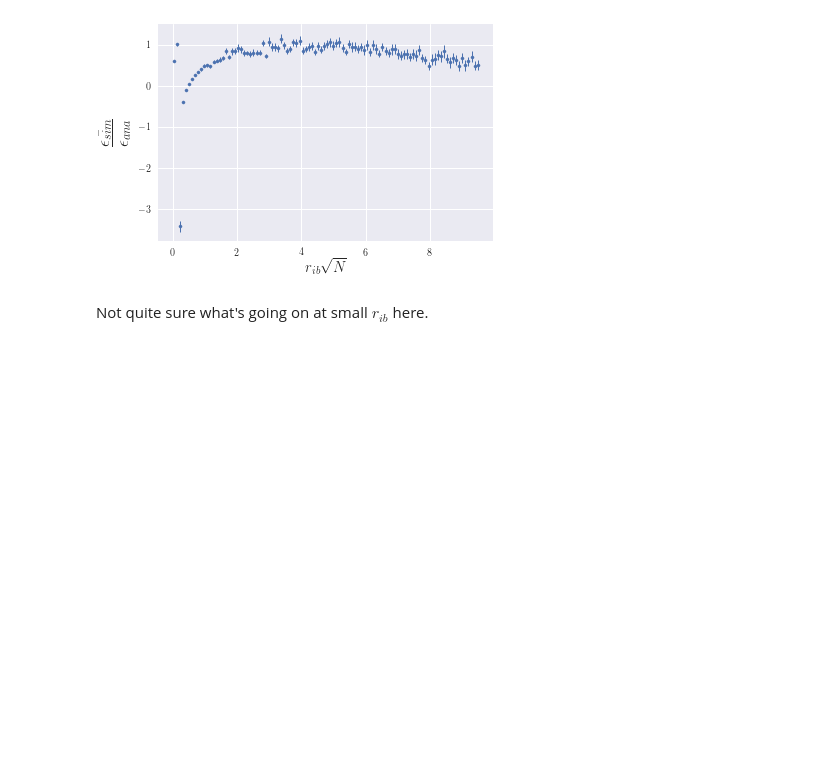
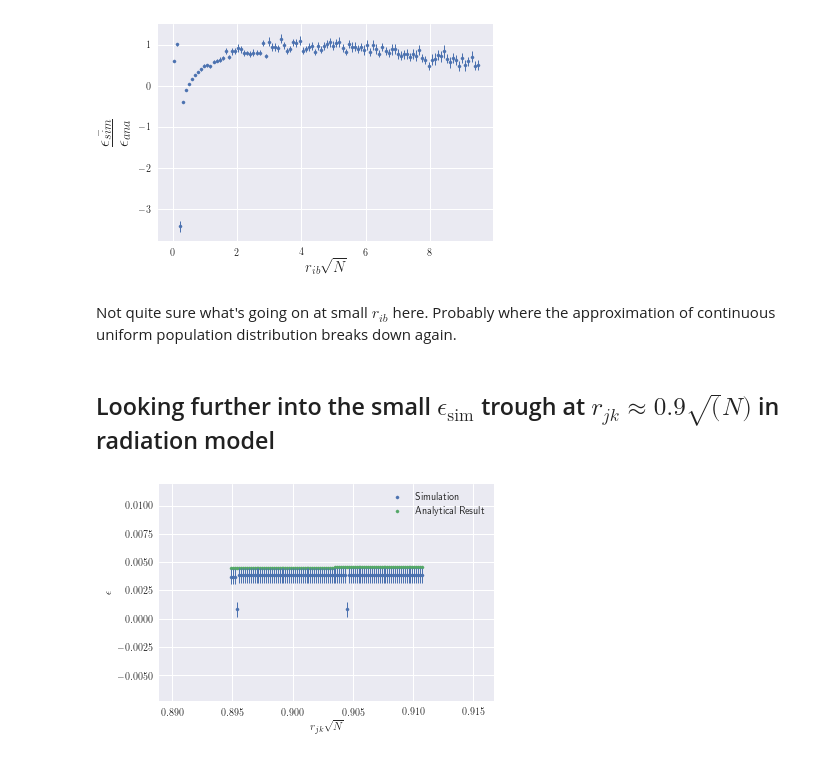
Before and after one commit to jbremz/human_mob, a Jupyter notebook: Notebooks/JB Log/Week 7 - 22.11.17.ipynb, the cells around one changed output. Drawn from its saved outputs; the diff is of its cells as text; code cells hidden in the pictures; blank space fills up the shorter version.

```diff
--- a/Notebooks/JB Log/Week 7 - 22.11.17.ipynb
+++ b/Notebooks/JB Log/Week 7 - 22.11.17.ipynb
@@ -69,4 +75,10 @@ epsChangeXRatio_r(0.001,0.3, 0.02, 100, 1000, runs=50, ib=True)
 # %% [output]
 [figure]
 # %% [markdown]
-Not quite sure what's going on at small $r_{ib}$ here.
+Not quite sure what's going on at small $r_{ib}$ here. Probably where the approximation of continuous uniform population distribution breaks down again.
+# %% [markdown]
+## Looking further into the small $\epsilon_{\text{sim}}$ trough at $r_{jk} \approx 0.9 \sqrt(N)$ in radiation model
+# %%
+epsChangeY_r(0.0283,0.0288, 0.4, 100, 1000, runs=50, ib=True, analytical=True)
+# %% [output]
+[figure, added]
```
Also changed, not shown: parts of 11 cells of this notebook, 1 other file.
